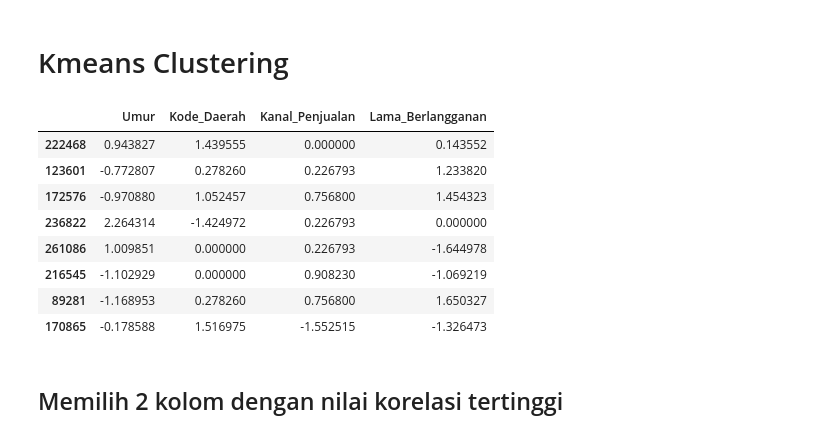
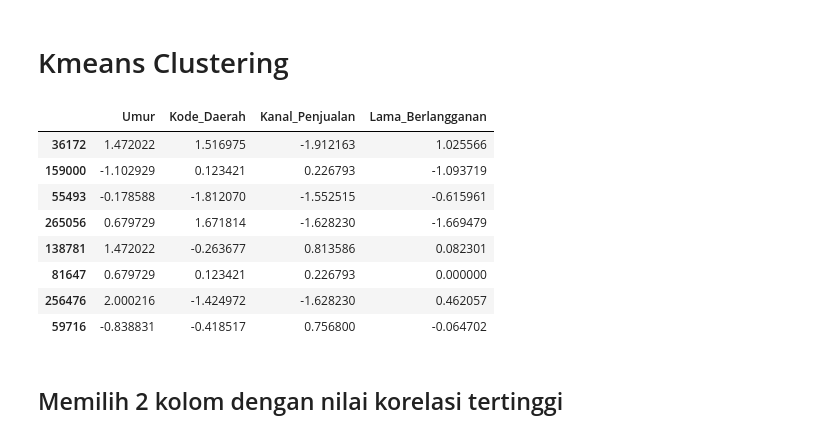
Before and after one commit to krobus00/Tugas-1-Pembelajaran-Mesin-Clustering, a Jupyter notebook: KmeansClustering.ipynb, the cells around one changed output. Saved outputs shown, nothing was run; the diff lists cells and outputs as text; code cells hidden in the pictures.

```diff
--- a/KmeansClustering.ipynb
+++ b/KmeansClustering.ipynb
@@ -12,18 +12,18 @@ warnings.filterwarnings('ignore')
 # Kmeans Clustering
 # %%
 # READ DATASET
-df = pd.read_csv('./kendaraan_train_clean.csv')
+df = pd.read_csv('./dataset/kendaraan_train_clean.csv')
 df.sample(8)
 # %% [output]
 |  | Umur | Kode_Daerah | Kanal_Penjualan | Lama_Berlangganan |
-| 222468 | 0.943827 | 1.439555 | 0.000000 | 0.143552 |
-| 123601 | -0.772807 | 0.278260 | 0.226793 | 1.233820 |
-| 172576 | -0.970880 | 1.052457 | 0.756800 | 1.454323 |
-| 236822 | 2.264314 | -1.424972 | 0.226793 | 0.000000 |
-| 261086 | 1.009851 | 0.000000 | 0.226793 | -1.644978 |
-| 216545 | -1.102929 | 0.000000 | 0.908230 | -1.069219 |
-| 89281 | -1.168953 | 0.278260 | 0.756800 | 1.650327 |
-| 170865 | -0.178588 | 1.516975 | -1.552515 | -1.326473 |
+| 36172 | 1.472022 | 1.516975 | -1.912163 | 1.025566 |
+| 159000 | -1.102929 | 0.123421 | 0.226793 | -1.093719 |
+| 55493 | -0.178588 | -1.812070 | -1.552515 | -0.615961 |
+| 265056 | 0.679729 | 1.671814 | -1.628230 | -1.669479 |
+| 138781 | 1.472022 | -0.263677 | 0.813586 | 0.082301 |
+| 81647 | 0.679729 | 0.123421 | 0.226793 | 0.000000 |
+| 256476 | 2.000216 | -1.424972 | -1.628230 | 0.462057 |
+| 59716 | -0.838831 | -0.418517 | 0.756800 | -0.064702 |
 # %% [markdown]
 ## Memilih 2 kolom dengan nilai korelasi tertinggi
 # %%
```
Also changed, not shown: parts of 4 cells of this notebook, 24 other files.
